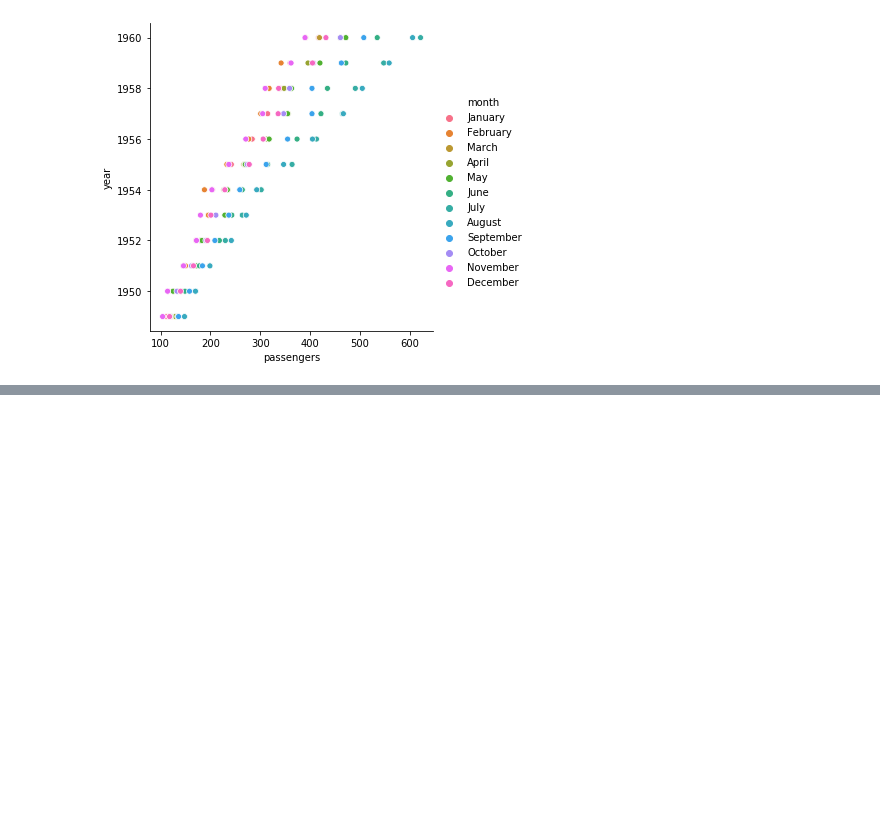
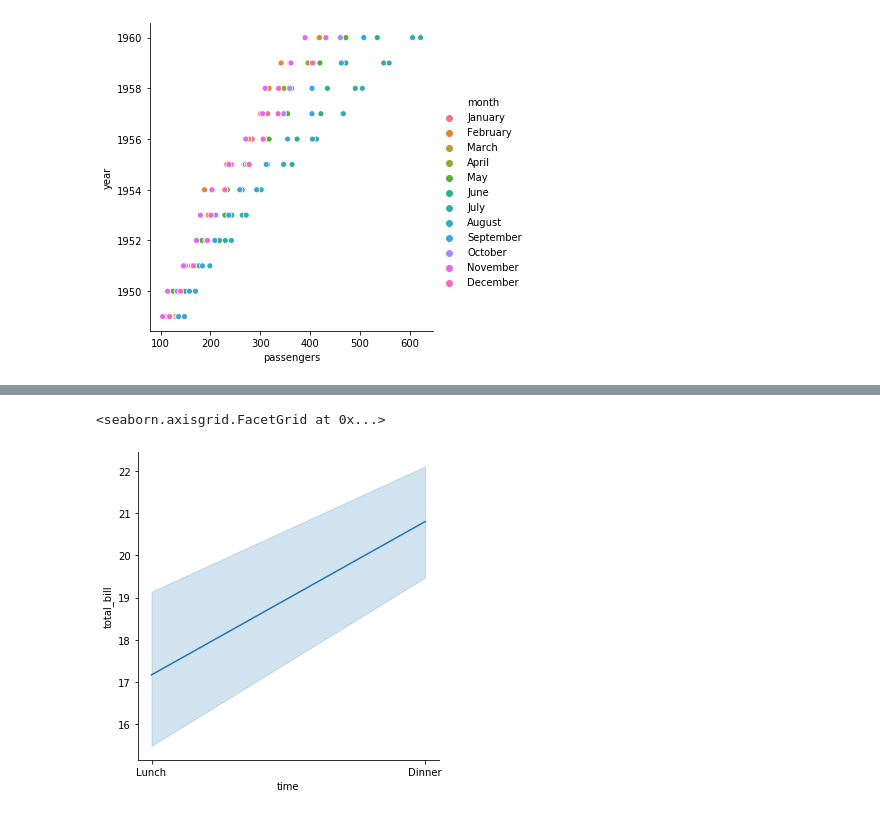
Before and after one commit to dsreenat/sperloon, a Jupyter notebook: Python Seaborn.ipynb, the cells around one changed output, grey strips where cells are left out. Saved outputs shown, nothing was run; the diff lists cells and outputs as text; code cells hidden in the pictures; blank space fills up the shorter version.

```diff
--- a/Python Seaborn.ipynb
+++ b/Python Seaborn.ipynb
@@ -3,4 +5,7 @@ import numpy as np
 import pandas as pd
 import matplotlib.pyplot as plt
 import seaborn as sns
+# %%
+Data_A = sns.load_dataset('flights')
+Data_B = sns.load_dataset('tips')
 # %%
@@ -64,0 +110,5 @@ sns.relplot(x='passengers',y='year', data=Data,hue='month')
+# %%
+sns.relplot(x='time',y='total_bill',data=Data_B,kind='line')
+# %% [output]
+<seaborn.axisgrid.FacetGrid at 0x...>
+[figure, added]
```
Also changed, not shown: parts of 10 cells of this notebook.
